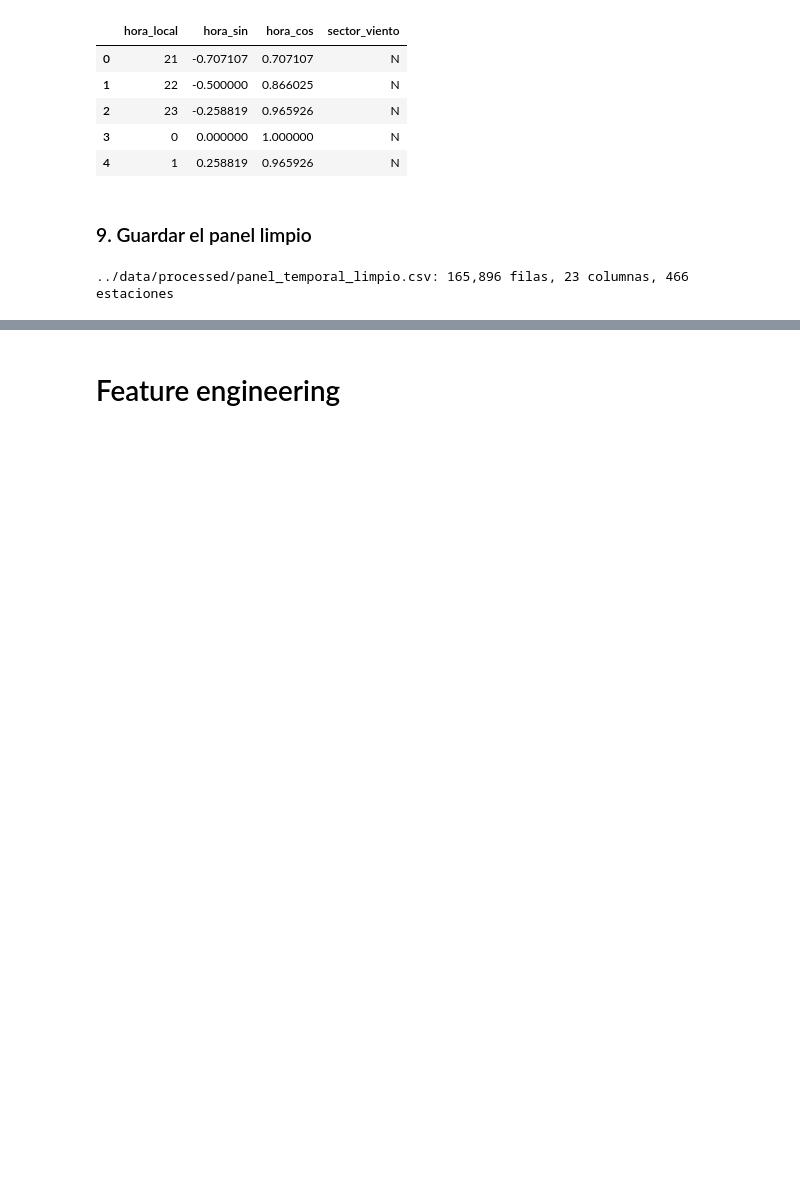
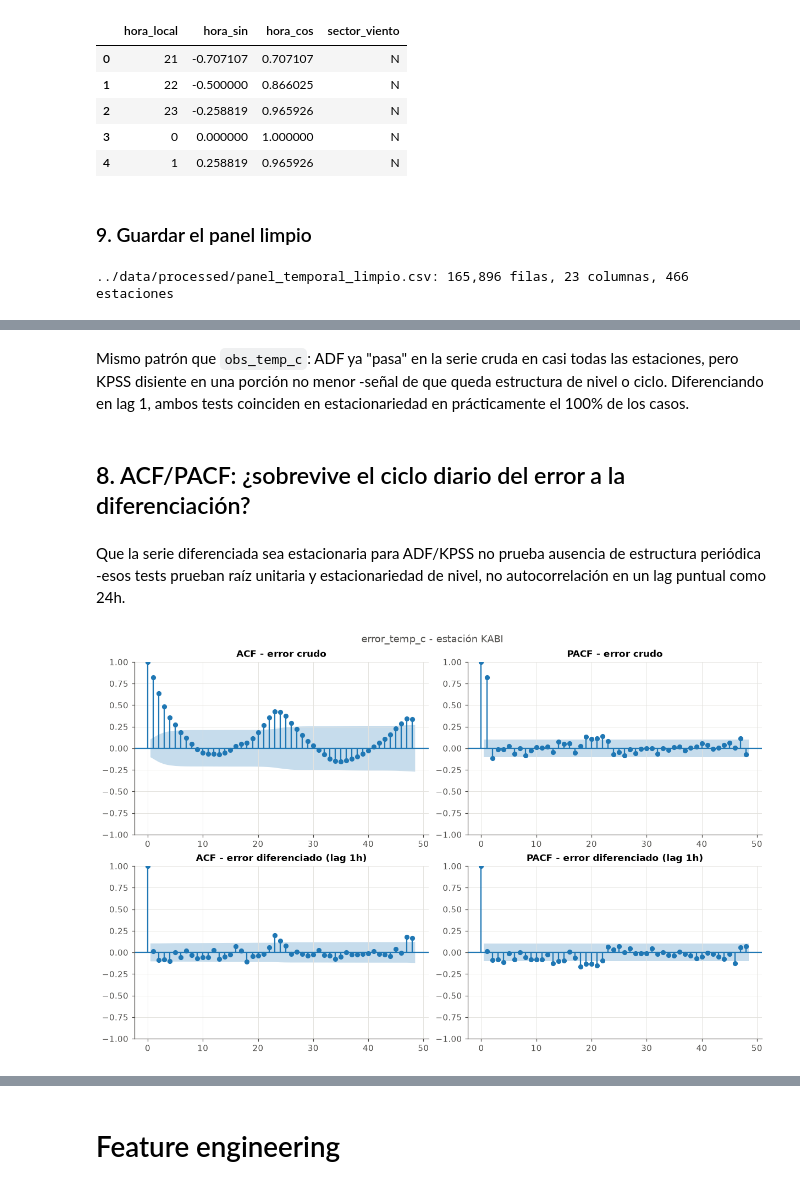
Before and after one commit to franconieto3/TPI_Taller_analisis_de_datos, a Jupyter notebook: TP3/notebooks/3_analisis_temporal.ipynb, the cells around one changed output, grey strips where cells are left out. Saved outputs shown, nothing was run; the diff lists cells and outputs as text; code cells hidden in the pictures; blank space fills up the shorter version.

```diff
--- a/TP3/notebooks/3_analisis_temporal.ipynb
+++ b/TP3/notebooks/3_analisis_temporal.ipynb
@@ -778,0 +494,13 @@ es imputada: hay que mirar el patrón general (la onda en el lag 24), no un núm
+# %%
+panel_error = panel.loc[panel['station_id'].isin(cohorte_error),
+                         ['station_id', 'target_hour_utc', 'error_temp_c', 'obs_wind_direction_d']].copy()
+panel_error = panel_error.sort_values(['station_id', 'target_hour_utc']).reset_index(drop=True)
+assert len(panel_error) == len(cohorte_error) * len(RANGO_COMPLETO), 'panel_error debería venir regularizado'
+
+panel_error['error_temp_c_imputado'] = panel_error['error_temp_c'].isna()
+panel_error['error_temp_c'] = panel_error.groupby('station_id')['error_temp_c'].transform(
+    lambda s: s.interpolate(method='linear', limit=UMBRAL_HUECO, limit_area='inside'))
+panel_error['error_temp_c_imputado'] &= panel_error['error_temp_c'].notna()
+
+print(f'{100 * panel_error["error_temp_c"].isna().mean():.1f}% sigue faltante tras imputar huecos cortos (apagón + bordes de estación)')
+print(f'{100 * panel_error["error_temp_c_imputado"].mean():.1f}% de las filas son un hueco corto imputado')
@@ -778,0 +515,8 @@ es imputada: hay que mirar el patrón general (la onda en el lag 24), no un núm
+# %%
+pct_faltante_error = panel_error.groupby('station_id')['error_temp_c'].apply(lambda s: s.isna().mean() * 100)
+candidatas_error = pct_faltante_error[pct_faltante_error == 0].to_frame('pct_faltante').join(atributos_estacion)
+
+print(f'{len(candidatas_error)} de {len(cohorte_error)} estaciones del cohorte del error sin ningún faltante remanente')
+
+ESTACIONES_EJEMPLO = candidatas_error.sort_values('pct_faltante').drop_duplicates('estado').head(3).index.tolist()
+candidatas_error.loc[ESTACIONES_EJEMPLO]
@@ -778,0 +628,23 @@ es imputada: hay que mirar el patrón general (la onda en el lag 24), no un núm
+# %% [markdown]
+Mismo patrón que `obs_temp_c`: ADF ya "pasa" en la serie cruda en casi todas las estaciones, pero KPSS disiente en
+una porción no menor -señal de que queda estructura de nivel o ciclo. Diferenciando en lag 1, ambos tests
+coinciden en estacionariedad en prácticamente el 100% de los casos.
+# %% [markdown]
+## 8. ACF/PACF: ¿sobrevive el ciclo diario del error a la diferenciación?
+# %% [markdown]
+Que la serie diferenciada sea estacionaria para ADF/KPSS no prueba ausencia de estructura periódica -esos tests
+prueban raíz unitaria y estacionariedad de nivel, no autocorrelación en un lag puntual como 24h.
+# %%
+serie = panel_error[panel_error['station_id'] == sid_ejemplo].sort_values('target_hour_utc').set_index('target_hour_utc')['error_temp_c']
+serie_diff = serie.diff().dropna()
+
+fig, axes = plt.subplots(2, 2, figsize=(11, 7), constrained_layout=True)
+plot_acf(serie, lags=48, ax=axes[0, 0], title='ACF - error crudo')
+plot_pacf(serie, lags=48, ax=axes[0, 1], method='ywm', title='PACF - error crudo')
+plot_acf(serie_diff, lags=48, ax=axes[1, 0], title='ACF - error diferenciado (lag 1h)')
+plot_pacf(serie_diff, lags=48, ax=axes[1, 1], method='ywm', title='PACF - error diferenciado (lag 1h)')
+fig.suptitle(f'error_temp_c - estación {sid_ejemplo}', color=GRIS_TEXTO)
+figuras['15_acf_pacf_error_crudo_vs_diff'] = fig
+plt.show()
+# %% [output]
+[figure, added]
```
Also changed, not shown: parts of 84 cells of this notebook, 4 other files.
